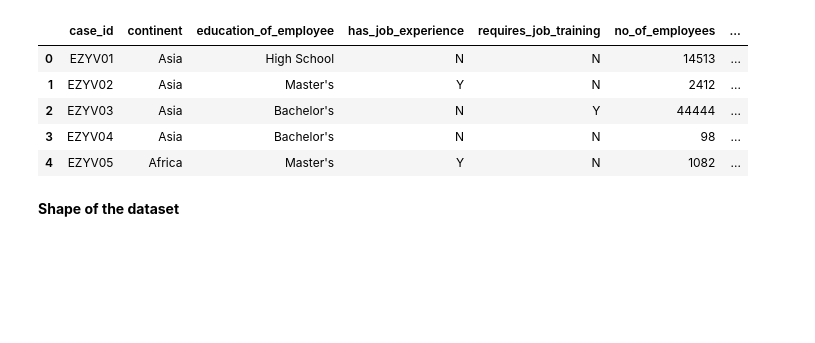
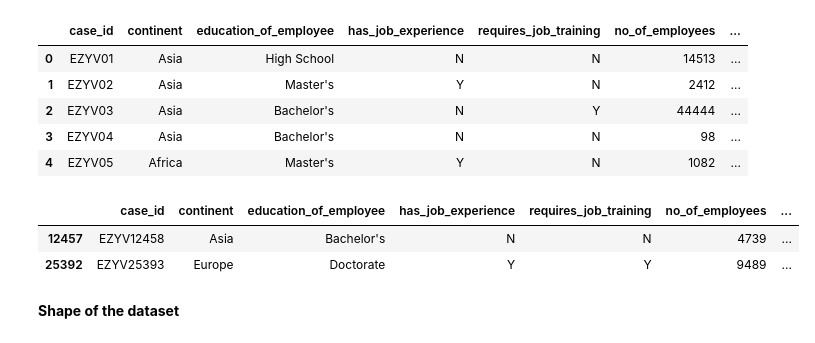
Before and after one commit to Jayeshps134/US-VISA-Approval-Prediction, a Jupyter notebook: notebook/1_EDA_US_visa.ipynb, the cells around one changed output. Cells and saved outputs as stored; diff of their text form; code cells hidden in the pictures; blank space fills up the shorter version.

```diff
--- a/notebook/1_EDA_US_visa.ipynb
+++ b/notebook/1_EDA_US_visa.ipynb
@@ -59,6 +59,12 @@ df.head()
 | 2 | EZYV03 | Asia | Bachelor's | N | Y | 44444 | ... |
 | 3 | EZYV04 | Asia | Bachelor's | N | N | 98 | ... |
 | 4 | EZYV05 | Africa | Master's | Y | N | 1082 | ... |
+# %%
+df[df['case_status']=='Certified'].sample(2)
+# %% [output]
+|  | case_id | continent | education_of_employee | has_job_experience | requires_job_training | no_of_employees | ... |
+| 12457 | EZYV12458 | Asia | Bachelor's | N | N | 4739 | ... |
+| 25392 | EZYV25393 | Europe | Doctorate | Y | Y | 9489 | ... |
 # %% [markdown]
 **Shape of the dataset**
 # %%
```
Also changed, not shown: parts of 1 cell of this notebook, 13 other files.
